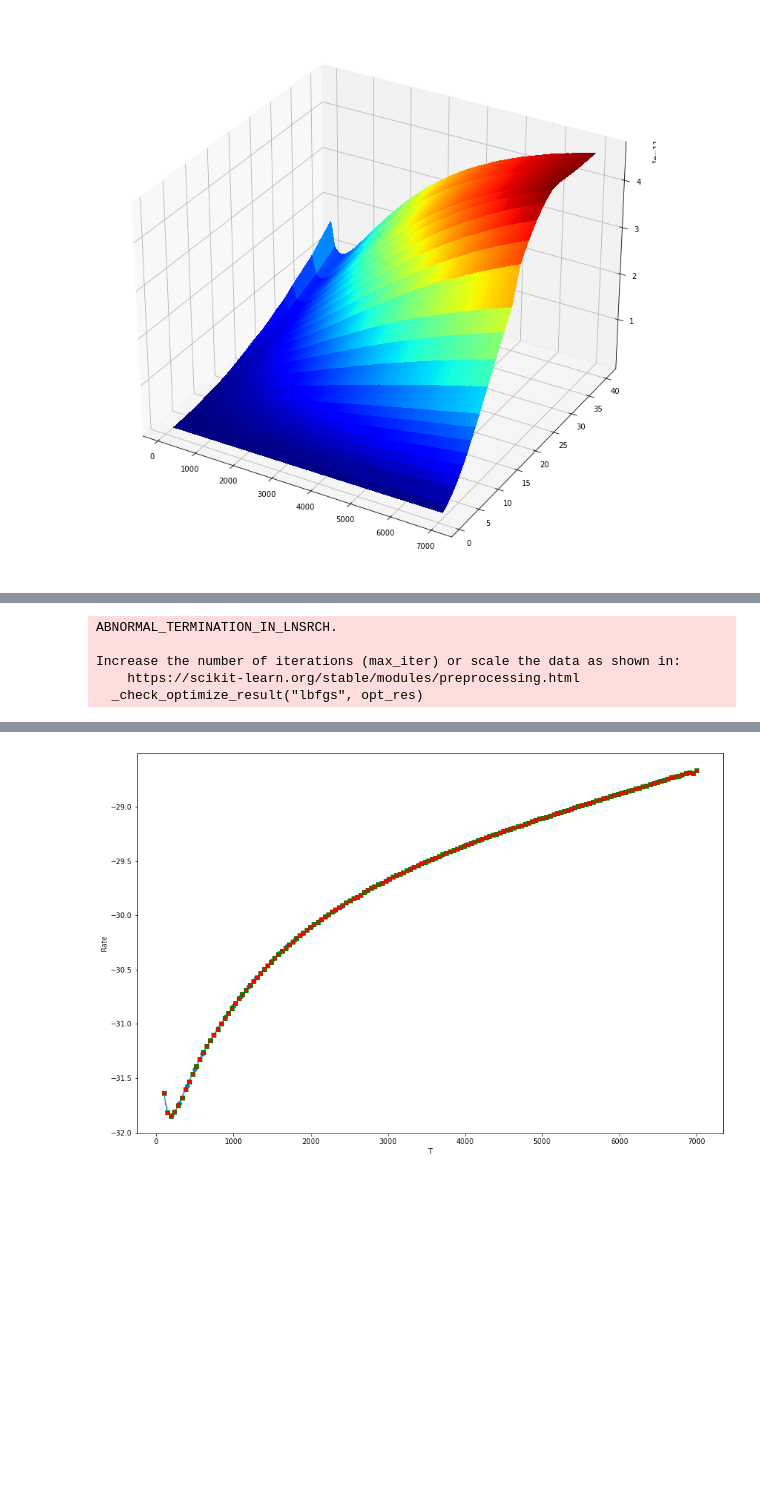
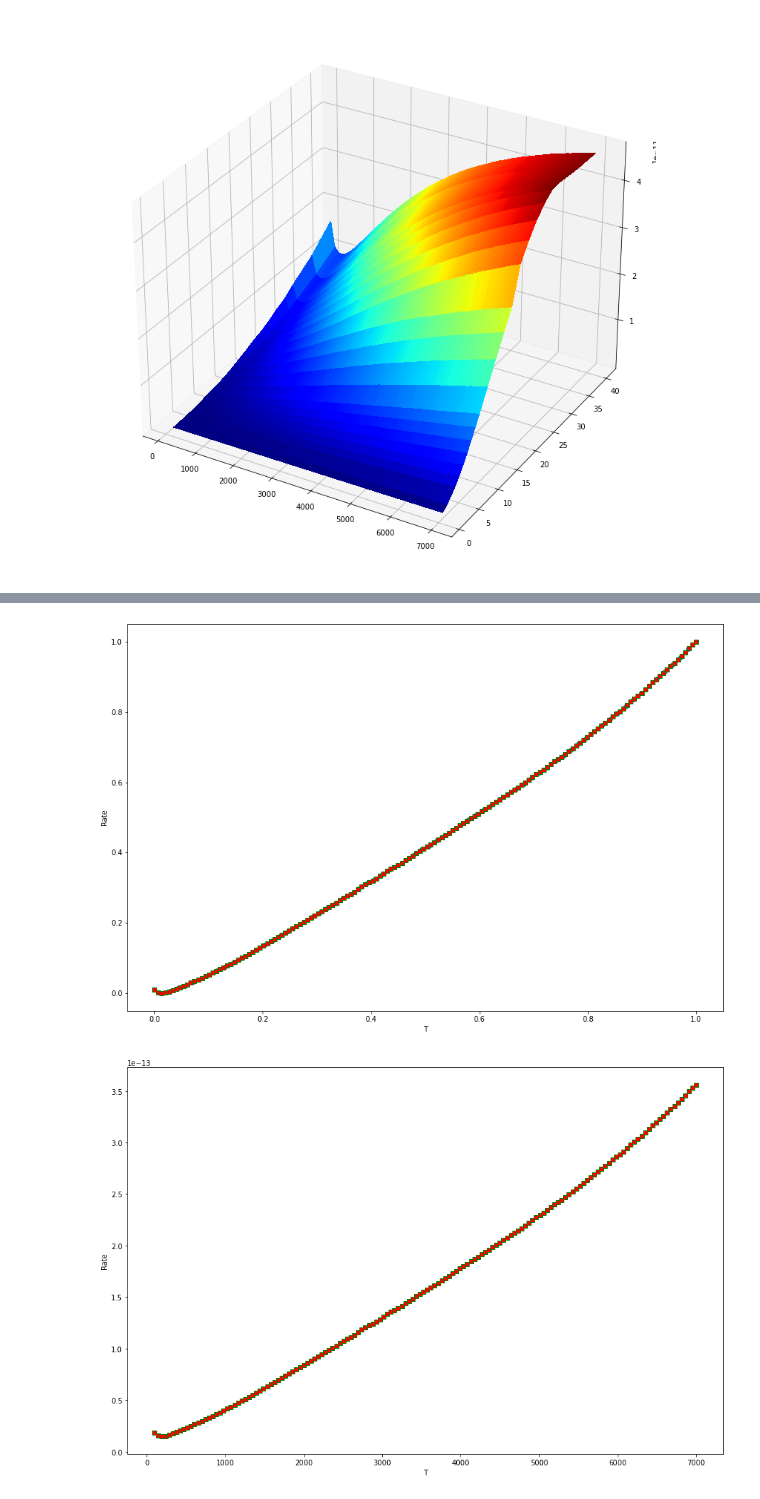
Before and after one commit to lstorchi/CurveFittingML, a Jupyter notebook: fittingviaGP.ipynb, the cells around one changed output, grey strips where cells are left out. Drawn from its saved outputs; the diff is of its cells as text; code cells hidden in the pictures; blank space fills up the shorter version.

Commit message:
normlized data

```diff
--- a/fittingviaGP.ipynb
+++ b/fittingviaGP.ipynb
@@ -232,23 +218,43 @@ usescikt = True
 train_x = torch.linspace(0, 1, len(temp_values), dtype=torch.float64)
 train_y = torch.linspace(0, 1, len(temp_values), dtype=torch.float64)
 
+maxt = max(temp_values)
+mint = min(temp_values)
+
+normalizevalues = True
+
 for vibidx, selectedvib in enumerate(vib_values[13:14]):
 
+    maxy = float("-inf")
+    miny = float("+inf")
+
     for idx, t in enumerate(temp_values):
-        train_x[idx] = t
+        yval = df[t].values[vibidx]
+
+        if yval < miny:
+            miny = yval
+        elif yval > maxy:
+            maxy = yval
+
+    for idx, t in enumerate(temp_values):
+        tval = t
+        if normalizevalues:
+            tval = (t - mint)/(maxt - mint)
+        train_x[idx] = tval
 
         yval = df[t].values[vibidx]
-        yval = math.log(yval)
-        train_y[idx] = yval
+        #yval = math.log(yval)
+        if normalizevalues:
+            train_y[idx] = (yval - miny)/(maxy - miny)
+        else:
+            train_y[idx] = yval
 
     print("V = " + str(selectedvib))
     minx = torch.min(train_x)
     maxx = torch.max(train_x)
     print("Xval range: ", minx, maxx)
 
-    miny = torch.min(train_y)
-    maxy = torch.max(train_y)
-    print("Yval range: ", miny, maxy)
+    print("Yval range: ", torch.min(train_y), torch.max(train_y))
 
     #plt.title("V = " + str(selectedvib))
     #plt.scatter(train_x.numpy(), train_y.numpy())
@@ -257,7 +263,44 @@ for vibidx, selectedvib in enumerate(vib_values[13:14]):
     #plt.show()
 
     if usescikt:
-        fitusingscikitl (train_x, train_y, minx, maxx)
+        model = fitusingscikitl (train_x, train_y, minx, maxx)
+
+        train_x = train_x.numpy().reshape(-1, 1)
+        train_y = train_y.numpy()
+
+        print(model.kernel)
+
+        test_x = torch.linspace(minx, maxx, 150, dtype=torch.float64).numpy().reshape(-1, 1)
+
+        y_pred, std = model.predict(test_x, return_std=True)
+
+        #for idx in range(len(y_pred)):
+        #    print("%10.5e %10.5e"%(y_pred[idx], std[idx]))
+
+        plt.scatter(train_x, train_y, label="True values")
+        #plt.plot(test_x, y_pred, label="Predicted values")
+        plt.errorbar(test_x, y_pred, std, marker='s', mfc='red', \
+             mec='green', label="Predicted values")
+        plt.xlabel("T")
+        plt.ylabel("Rate")
+
+        plt.gcf().set_size_inches(15, 10)
+        plt.show()
+
+        if normalizevalues:
+            print()
+            y_pred_true = (y_pred * (maxy - miny)) + miny
+            test_x_true = (test_x * (maxt - mint)) + mint
+            #std_true = (std * (maxy - miny)) + miny
+
+            #plt.plot(test_x, y_pred, label="Predicted values")
+            plt.plot(test_x_true, y_pred_true, marker='s', mfc='red', \
+                 mec='green', label="Predicted values")
+            plt.xlabel("T")
+            plt.ylabel("Rate")
+
+            plt.gcf().set_size_inches(15, 10)
+            plt.show()
     else:
         fitusinggpt (train_x, train_y, minx, maxx)
 # %% [output]
@@ -268,5 +312,0 @@ Start training
-ABNORMAL_TERMINATION_IN_LNSRCH.
-
-Increase the number of iterations (max_iter) or scale the data as shown in:
-    https://scikit-learn.org/stable/modules/preprocessing.html
-  _check_optimize_result("lbfgs", opt_res)
@@ -290 +313,2 @@ Done
-[figure, old version]
+[figure, new version]
+[figure, added]
```
Also changed, not shown: parts of 2 cells of this notebook.
